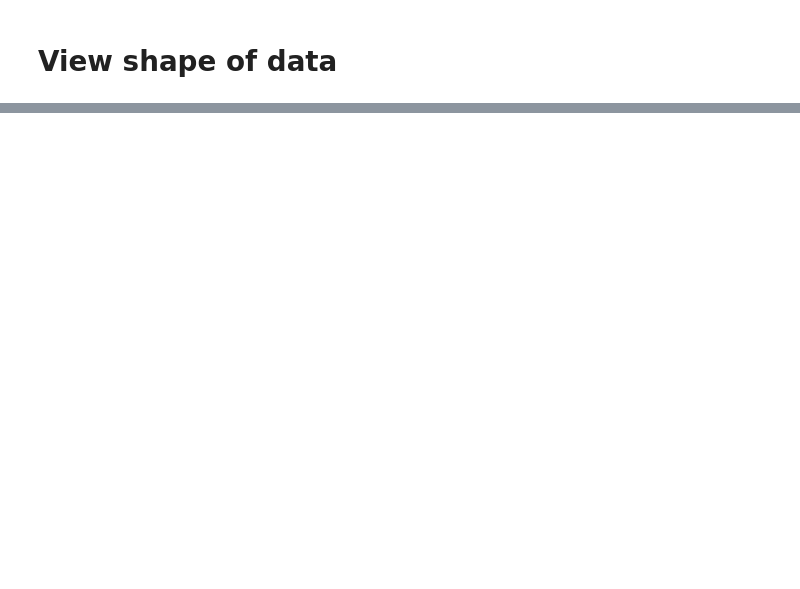
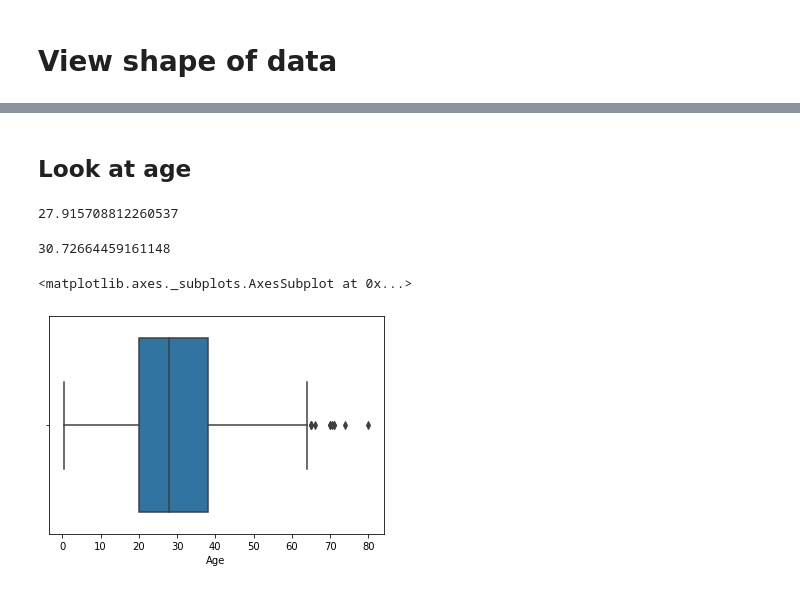
Before and after one commit to vtian72/titanic, a Jupyter notebook: titanic.ipynb, the cells around one changed output, grey strips where cells are left out. Saved outputs shown, nothing was run; the diff lists cells and outputs as text; code cells hidden in the pictures; blank space fills up the shorter version.

```diff
--- a/titanic.ipynb
+++ b/titanic.ipynb
@@ -4,8 +6,8 @@ import missingno as msno
 # %% [markdown]
 # Load in dataset
 # %%
-titanic = pd.read_csv('train.csv')
-titanic.head()
+train = pd.read_csv('train.csv')
+train.head()
 # %% [output]
 |  | PassengerId | Survived | Pclass | Name | Sex | Age | SibSp | Parch | Ticket | Fare | ... |
 | 0 | 1 | 0 | 3 | Braund, Mr. Owen Harris | male | 22.0 | 1 | 0 | A/5 21171 | 7.2500 | ... |
@@ -56,0 +288,3 @@ titanic.drop('PassengerId', axis = 1, inplace = True)
+# %%
+train.at[(61, 829), 'Embarked'] = 'S'
+train.loc[(61, 829), :]
@@ -56,0 +295,15 @@ titanic.drop('PassengerId', axis = 1, inplace = True)
+# %% [markdown]
+## Look at age
+# %%
+train[train['Sex'] == 'female'].Age.mean()
+# %% [output]
+27.915708812260537
+# %%
+train[train['Sex'] == 'male'].Age.mean()
+# %% [output]
+30.72664459161148
+# %%
+sns.boxplot(x = train['Age'])
+# %% [output]
+<matplotlib.axes._subplots.AxesSubplot at 0x...>
+[figure, added]
```
Also changed, not shown: parts of 76 cells of this notebook.
